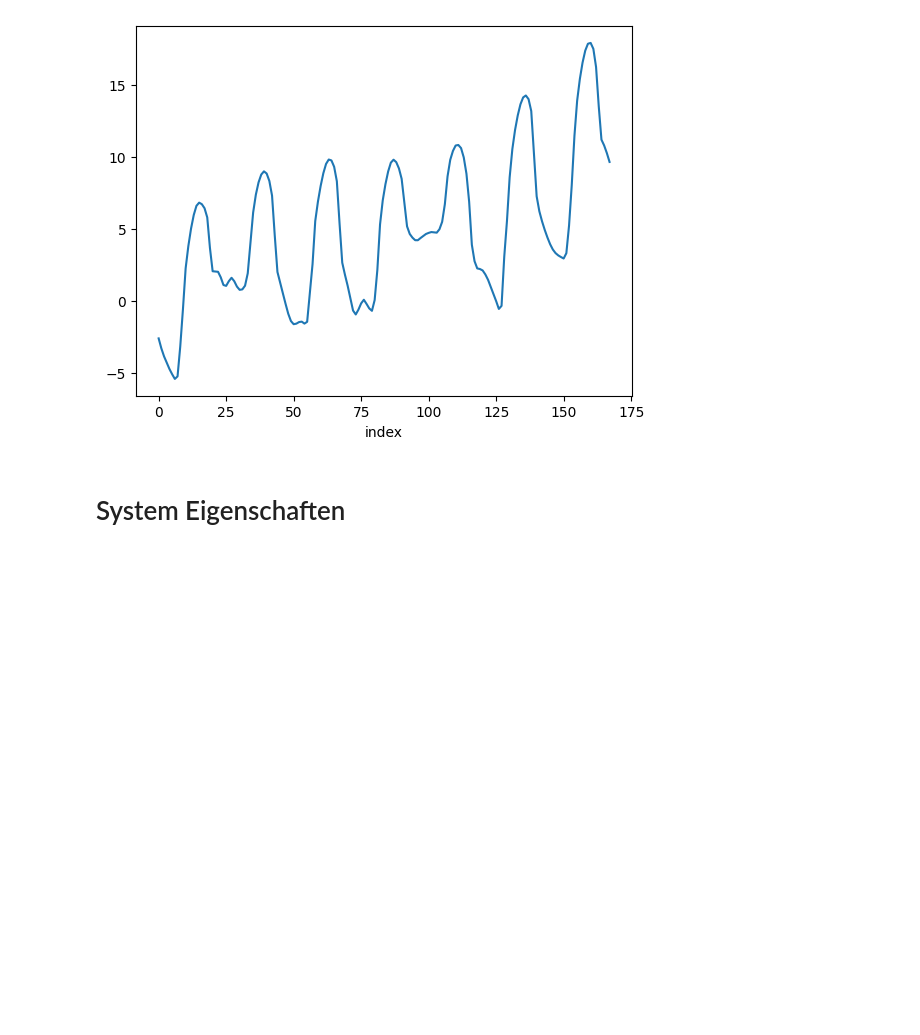
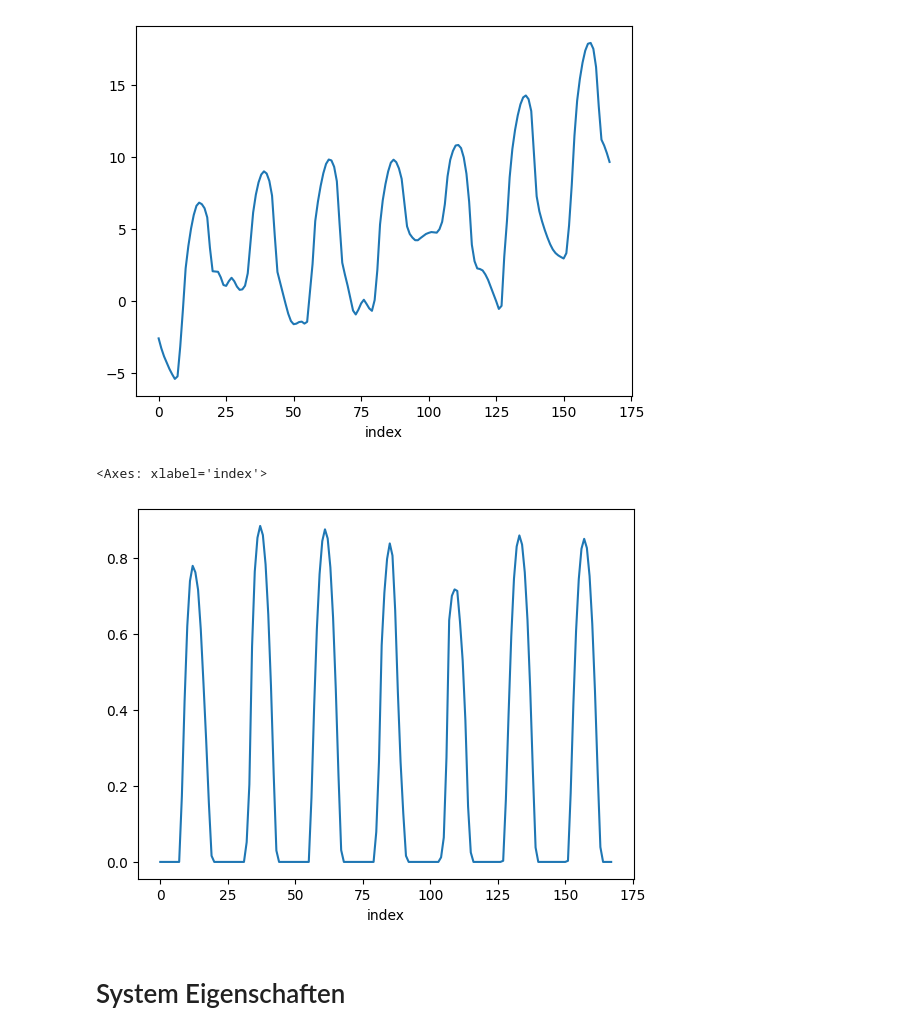
Before and after one commit to choffma8/masterprojektWaermespeicher, a Jupyter notebook: konstanterTemperaturspeicher.ipynb, the cells around one changed output. Drawn from its saved outputs; the diff is of its cells as text; code cells hidden in the pictures; blank space fills up the shorter version.

```diff
--- a/konstanterTemperaturspeicher.ipynb
+++ b/konstanterTemperaturspeicher.ipynb
@@ -47,6 +47,13 @@ aussentemperatur.plot()
 # %% [output]
 <Axes: xlabel='index'>
 [figure]
+# %%
+#Strahlung
+solarthermie_strahlung = input_data["PV"]
+solarthermie_strahlung.plot()
+# %% [output]
+<Axes: xlabel='index'>
+[figure, added]
 # %% [markdown]
 # System Eigenschaften
 # %%
```
Also changed, not shown: parts of 15 cells of this notebook, 8 other files.
